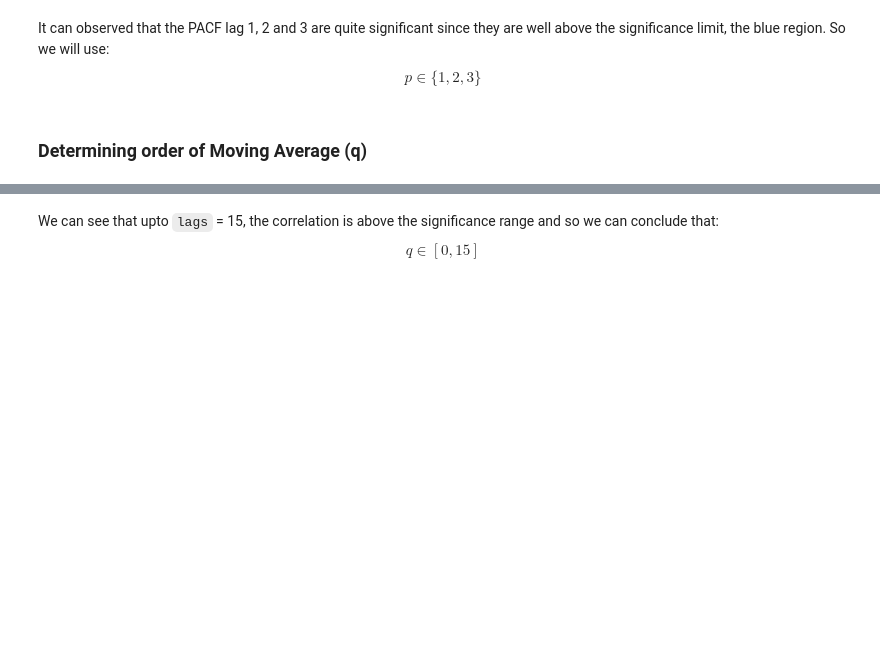
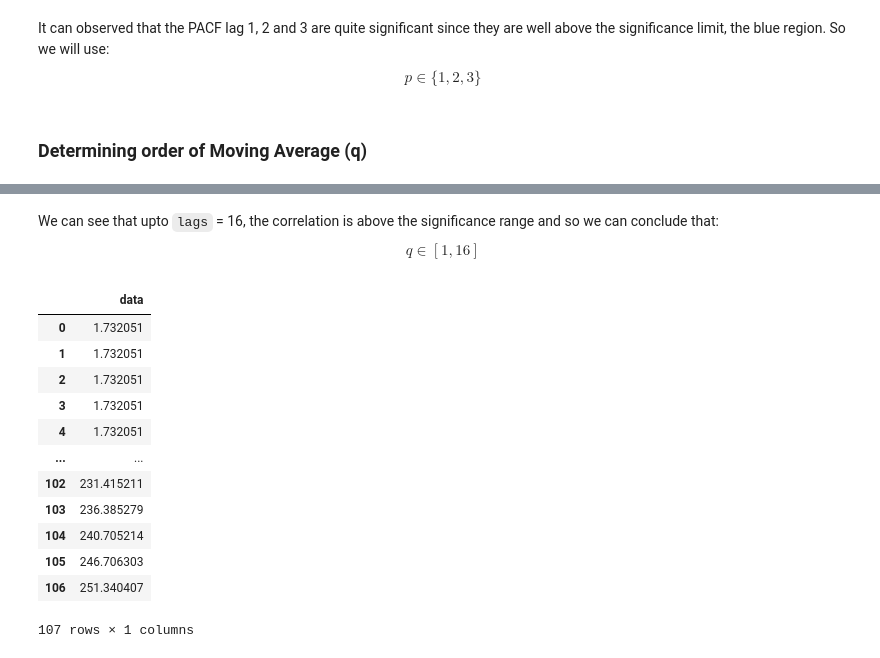
Before and after one commit to bharathvariar/Time-Forecasting-with-ARIMA-and-Neural-Networks, a Jupyter notebook: Deep Learning Project.ipynb, the cells around one changed output, grey strips where cells are left out. Drawn from its saved outputs; the diff is of its cells as text; code cells hidden in the pictures; blank space fills up the shorter version.

```diff
--- a/Deep Learning Project.ipynb
+++ b/Deep Learning Project.ipynb
@@ -185,2 +169,2 @@ plt.show()
 # %% [markdown]
-We can see that upto `lags` = 15, the correlation is above the significance range and so we can conclude that: $$q \in [0, 15]$$
+We can see that upto `lags` = 16, the correlation is above the significance range and so we can conclude that: $$q \in [1, 16]$$
@@ -186,0 +176,17 @@ We can see that upto `lags` = 15, the correlation is above the significance rang
+# %%
+df.columns = ['data']
+df
+# %% [output]
+|  | data |
+| 0 | 1.732051 |
+| 1 | 1.732051 |
+| 2 | 1.732051 |
+| 3 | 1.732051 |
+| 4 | 1.732051 |
+| ... | ... |
+| 102 | 231.415211 |
+| 103 | 236.385279 |
+| 104 | 240.705214 |
+| 105 | 246.706303 |
+| 106 | 251.340407 |
+107 rows × 1 columns
```
Also changed, not shown: parts of 17 cells of this notebook, 3 other files.
